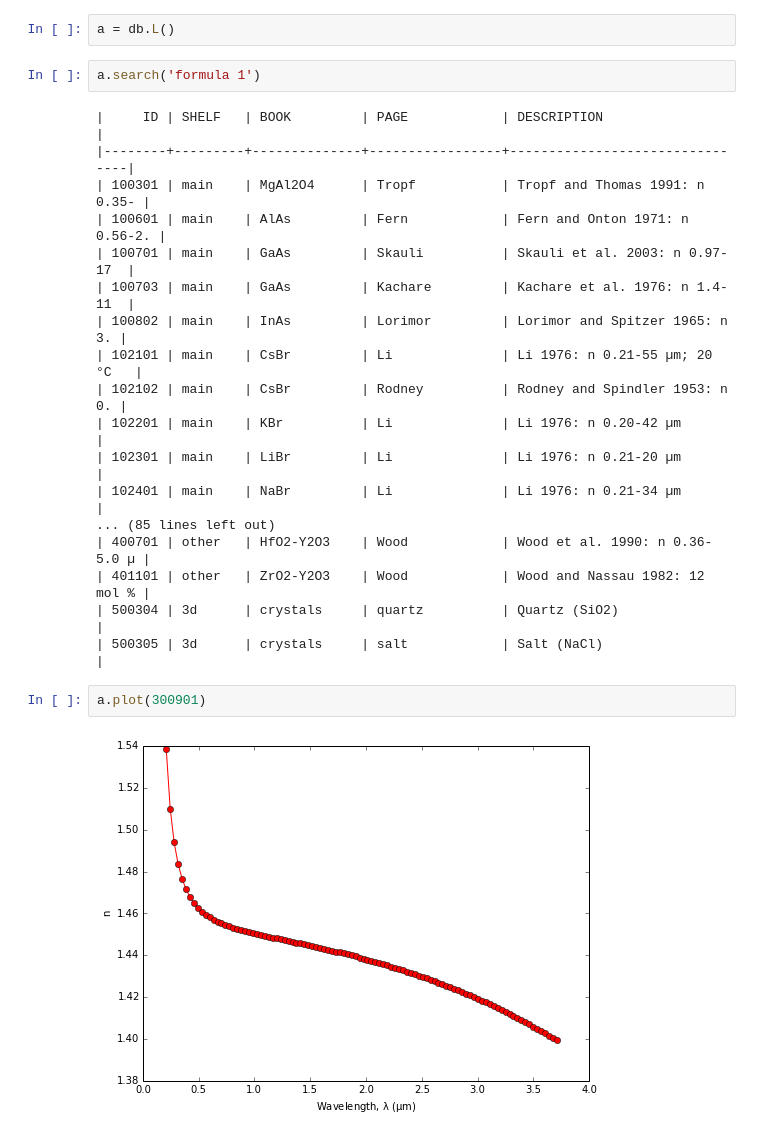
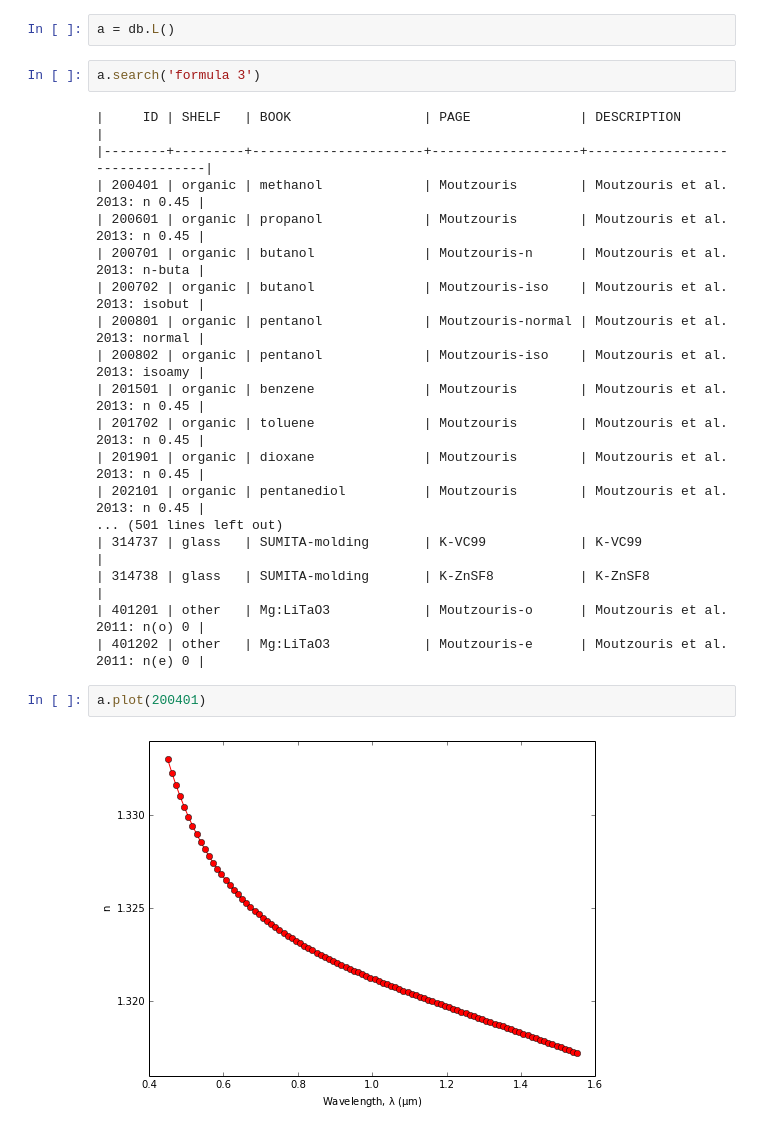
Before and after one commit to rtreharne/opticaldb, a Jupyter notebook: Untitled0.ipynb, the cells around one changed output. Drawn from its saved outputs; the diff is of its cells as text.

Commit message:
formula 3 working

```diff
--- a/Untitled0.ipynb
+++ b/Untitled0.ipynb
@@ -4,26 +4,26 @@ import db
 # %%
 a = db.L()
 # %%
-a.search('formula 1')
+a.search('formula 3')
 # %% [output]
-|     ID | SHELF   | BOOK         | PAGE            | DESCRIPTION                    |
-|--------+---------+--------------+-----------------+--------------------------------|
-| 100301 | main    | MgAl2O4      | Tropf           | Tropf and Thomas 1991: n 0.35- |
-| 100601 | main    | AlAs         | Fern            | Fern and Onton 1971: n 0.56-2. |
-| 100701 | main    | GaAs         | Skauli          | Skauli et al. 2003: n 0.97-17  |
-| 100703 | main    | GaAs         | Kachare         | Kachare et al. 1976: n 1.4-11  |
-| 100802 | main    | InAs         | Lorimor         | Lorimor and Spitzer 1965: n 3. |
-| 102101 | main    | CsBr         | Li              | Li 1976: n 0.21-55 µm; 20 °C   |
-| 102102 | main    | CsBr         | Rodney          | Rodney and Spindler 1953: n 0. |
-| 102201 | main    | KBr          | Li              | Li 1976: n 0.20-42 µm          |
-| 102301 | main    | LiBr         | Li              | Li 1976: n 0.21-20 µm          |
-| 102401 | main    | NaBr         | Li              | Li 1976: n 0.21-34 µm          |
-... (85 lines left out)
-| 400701 | other   | HfO2-Y2O3    | Wood            | Wood et al. 1990: n 0.36-5.0 µ |
-| 401101 | other   | ZrO2-Y2O3    | Wood            | Wood and Nassau 1982: 12 mol % |
-| 500304 | 3d      | crystals     | quartz          | Quartz (SiO2)                  |
-| 500305 | 3d      | crystals     | salt            | Salt (NaCl)                    |
+|     ID | SHELF   | BOOK                 | PAGE              | DESCRIPTION                    |
+|--------+---------+----------------------+-------------------+--------------------------------|
+| 200401 | organic | methanol             | Moutzouris        | Moutzouris et al. 2013: n 0.45 |
+| 200601 | organic | propanol             | Moutzouris        | Moutzouris et al. 2013: n 0.45 |
+| 200701 | organic | butanol              | Moutzouris-n      | Moutzouris et al. 2013: n-buta |
+| 200702 | organic | butanol              | Moutzouris-iso    | Moutzouris et al. 2013: isobut |
+| 200801 | organic | pentanol             | Moutzouris-normal | Moutzouris et al. 2013: normal |
+| 200802 | organic | pentanol             | Moutzouris-iso    | Moutzouris et al. 2013: isoamy |
+| 201501 | organic | benzene              | Moutzouris        | Moutzouris et al. 2013: n 0.45 |
+| 201702 | organic | toluene              | Moutzouris        | Moutzouris et al. 2013: n 0.45 |
+| 201901 | organic | dioxane              | Moutzouris        | Moutzouris et al. 2013: n 0.45 |
+| 202101 | organic | pentanediol          | Moutzouris        | Moutzouris et al. 2013: n 0.45 |
+... (501 lines left out)
+| 314737 | glass   | SUMITA-molding       | K-VC99            | K-VC99                         |
+| 314738 | glass   | SUMITA-molding       | K-ZnSF8           | K-ZnSF8                        |
+| 401201 | other   | Mg:LiTaO3            | Moutzouris-o      | Moutzouris et al. 2011: n(o) 0 |
+| 401202 | other   | Mg:LiTaO3            | Moutzouris-e      | Moutzouris et al. 2011: n(e) 0 |
 # %%
-a.plot(300901)
+a.plot(200401)
 # %% [output]
-[figure, old version]
+[figure, new version]
```
Also changed, not shown: 2 other files.
